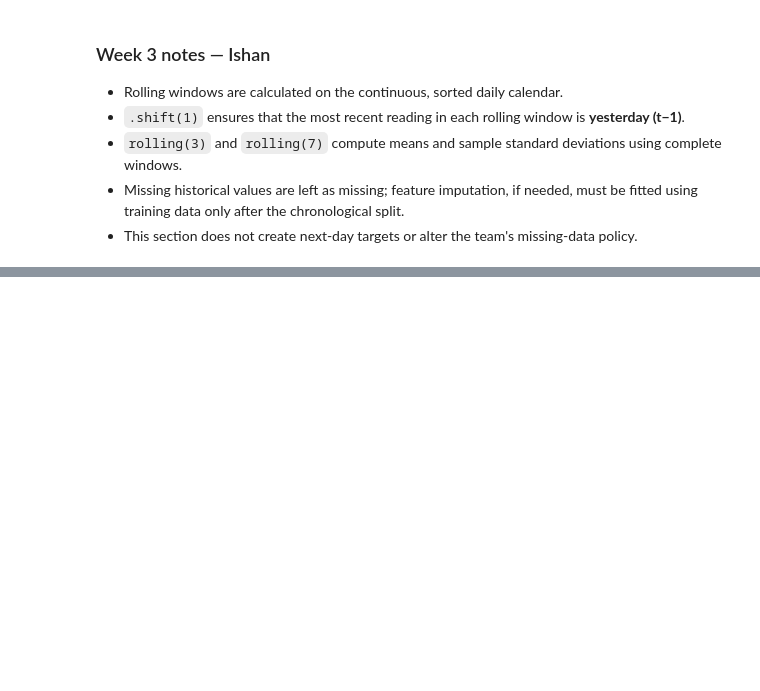
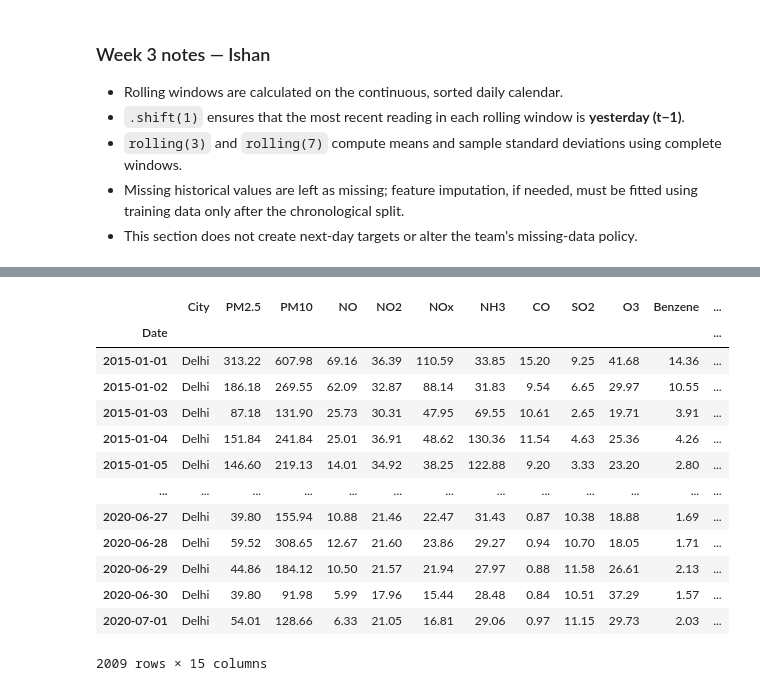
Before and after one commit to ajain347/NextDay-Air-quality-index_predictor, a Jupyter notebook: notebooks/02-preprocessing.ipynb, the cells around one changed output, grey strips where cells are left out. Saved outputs shown, nothing was run; the diff lists cells and outputs as text; code cells hidden in the pictures; blank space fills up the shorter version.

```diff
--- a/notebooks/02-preprocessing.ipynb
+++ b/notebooks/02-preprocessing.ipynb
@@ -428,0 +445,17 @@ Leakage check passed: current-day PM2.5 does not affect current-day historical r
+# %%
+delhi_df
+# %% [output]
+|  | City | PM2.5 | PM10 | NO | NO2 | NOx | NH3 | CO | SO2 | O3 | Benzene | ... |
+| Date |  |  |  |  |  |  |  |  |  |  |  | ... |
+| 2015-01-01 | Delhi | 313.22 | 607.98 | 69.16 | 36.39 | 110.59 | 33.85 | 15.20 | 9.25 | 41.68 | 14.36 | ... |
+| 2015-01-02 | Delhi | 186.18 | 269.55 | 62.09 | 32.87 | 88.14 | 31.83 | 9.54 | 6.65 | 29.97 | 10.55 | ... |
+| 2015-01-03 | Delhi | 87.18 | 131.90 | 25.73 | 30.31 | 47.95 | 69.55 | 10.61 | 2.65 | 19.71 | 3.91 | ... |
+| 2015-01-04 | Delhi | 151.84 | 241.84 | 25.01 | 36.91 | 48.62 | 130.36 | 11.54 | 4.63 | 25.36 | 4.26 | ... |
+| 2015-01-05 | Delhi | 146.60 | 219.13 | 14.01 | 34.92 | 38.25 | 122.88 | 9.20 | 3.33 | 23.20 | 2.80 | ... |
+| ... | ... | ... | ... | ... | ... | ... | ... | ... | ... | ... | ... | ... |
+| 2020-06-27 | Delhi | 39.80 | 155.94 | 10.88 | 21.46 | 22.47 | 31.43 | 0.87 | 10.38 | 18.88 | 1.69 | ... |
+| 2020-06-28 | Delhi | 59.52 | 308.65 | 12.67 | 21.60 | 23.86 | 29.27 | 0.94 | 10.70 | 18.05 | 1.71 | ... |
+| 2020-06-29 | Delhi | 44.86 | 184.12 | 10.50 | 21.57 | 21.94 | 27.97 | 0.88 | 11.58 | 26.61 | 2.13 | ... |
+| 2020-06-30 | Delhi | 39.80 | 91.98 | 5.99 | 17.96 | 15.44 | 28.48 | 0.84 | 10.51 | 37.29 | 1.57 | ... |
+| 2020-07-01 | Delhi | 54.01 | 128.66 | 6.33 | 21.05 | 16.81 | 29.06 | 0.97 | 11.15 | 29.73 | 2.03 | ... |
+2009 rows × 15 columns
```
Also changed, not shown: parts of 11 cells of this notebook.
